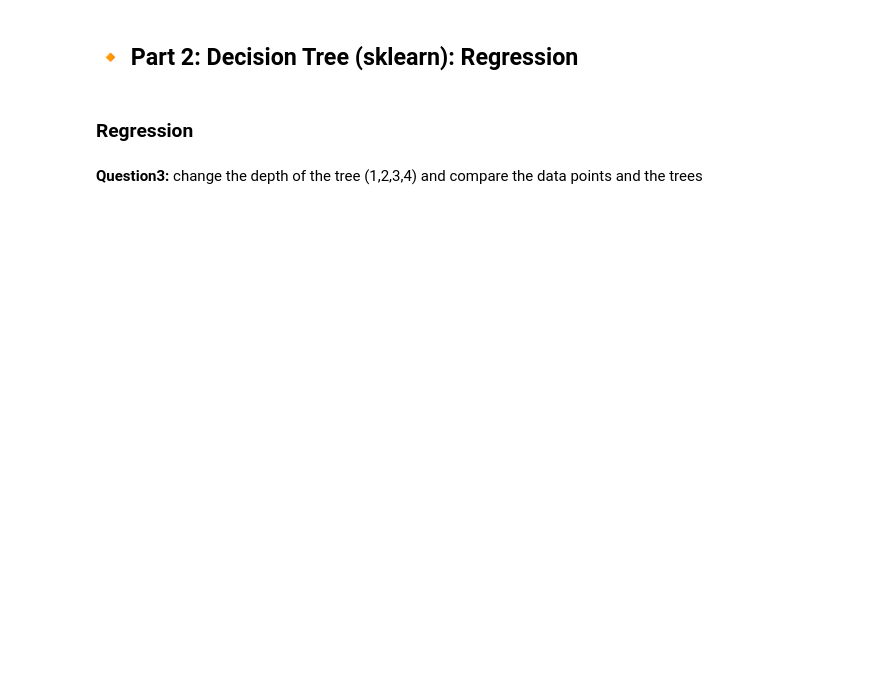
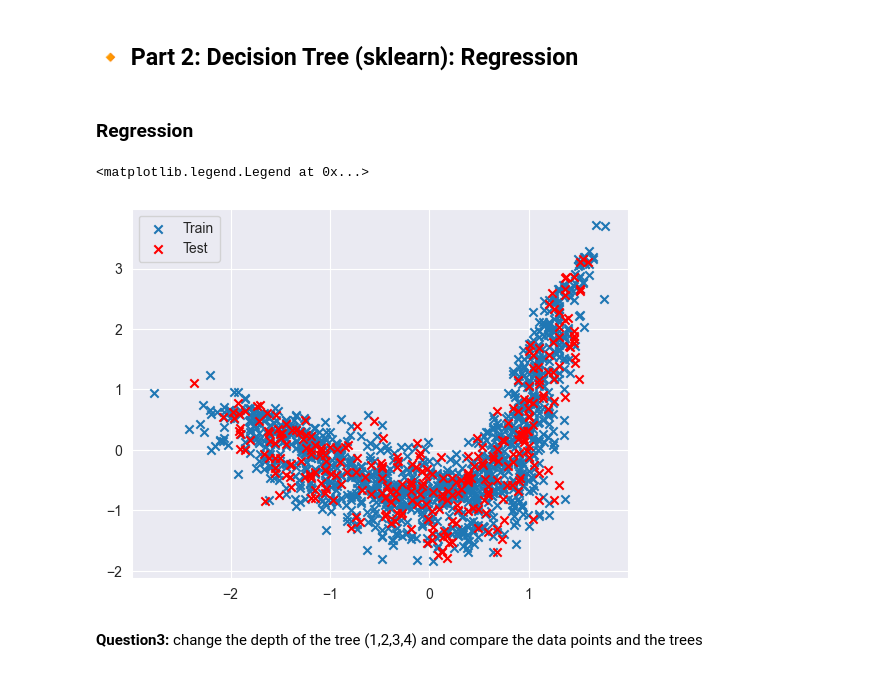
Before and after one commit to JotaN98/MCsDataScience_AI, a Jupyter notebook: Lab2/Lab2.1-decision_trees.ipynb, the cells around one changed output. Cells and saved outputs as stored; diff of their text form; code cells hidden in the pictures; blank space fills up the shorter version.

```diff
--- a/Lab2/Lab2.1-decision_trees.ipynb
+++ b/Lab2/Lab2.1-decision_trees.ipynb
@@ -360,22 +360,25 @@ from sklearn import tree
 # %% [markdown]
 ### Regression
 # %%
-df = .....................................................     #(14) read csv train energy dataset with pandas
+df = pd.read_csv("Lab2-Data/energy-train-l.csv")   #(14) read csv train energy dataset with pandas
 train_set = np.array(df)
 
 x_train = train_set[:, :-1]
 y_train = train_set[:, -1:]
 
-df = ................................................           #(15) read csv test energy dataset with pandas
+df = pd.read_csv("Lab2-Data/energy-test-l.csv")          #(15) read csv test energy dataset with pandas
 test_set = np.array(df)
 
 x_test = test_set[:, :-1]
 y_test = test_set[:, -1:]
 
 plt.scatter(x_train, y_train, marker='x')
 plt.scatter(x_test, y_test, c='r', marker='x')
 
 plt.legend(['Train', 'Test'])
+# %% [output]
+<matplotlib.legend.Legend at 0x...>
+[figure, added]
 # %% [markdown]
 <font color='#GG15D'>**Question3:**</font> <font color='#EE15D'> change the depth of the tree (1,2,3,4) and compare the data points and the trees
 # %%
```
Also changed, not shown: parts of 6 cells of this notebook.
